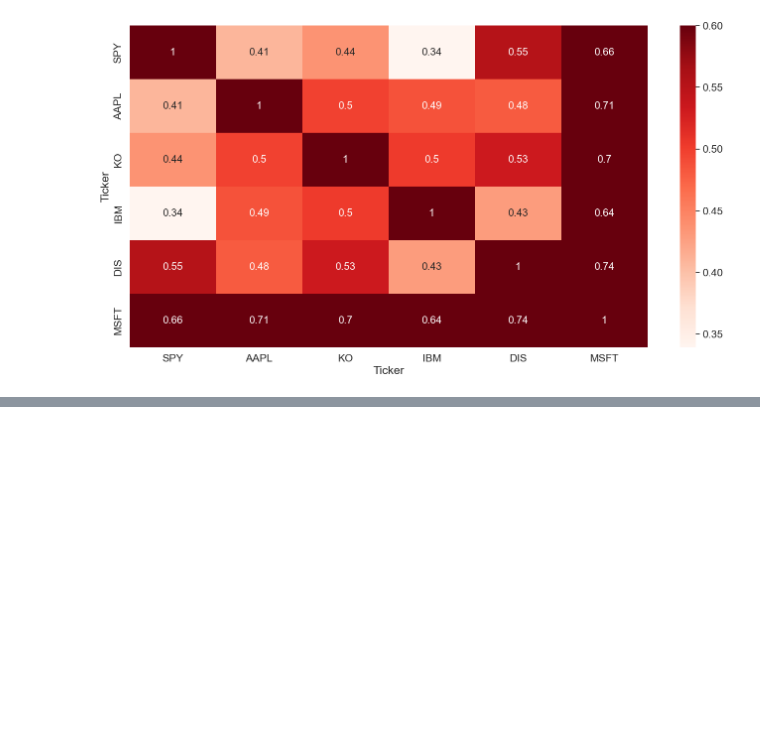
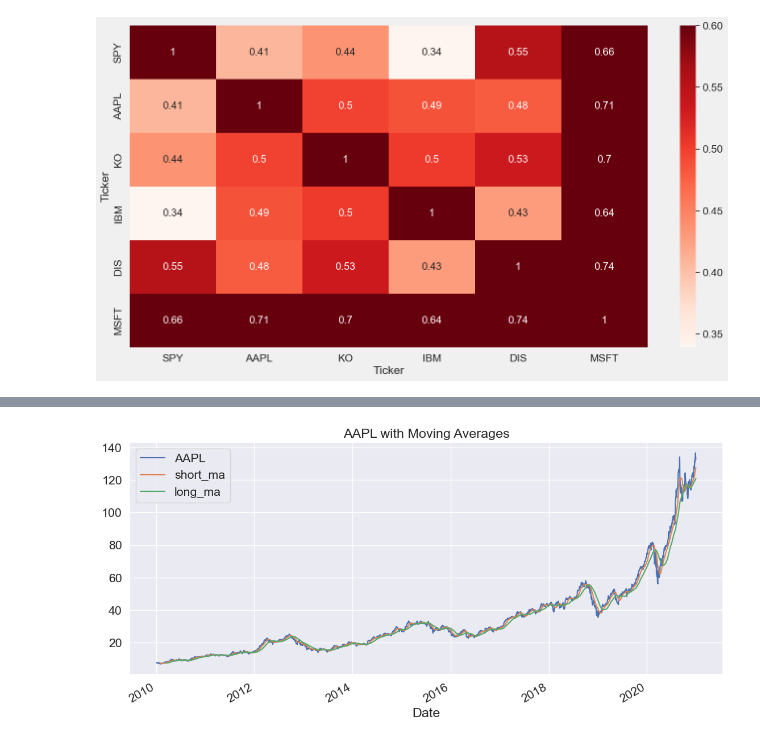
Before and after one commit to jiya-makhija/AlgorithmicTrading, a Jupyter notebook: algorithmic_trading_strategy_project.ipynb, the cells around one changed output, grey strips where cells are left out. Saved outputs shown, nothing was run; the diff lists cells and outputs as text; code cells hidden in the pictures; blank space fills up the shorter version.

```diff
--- a/algorithmic_trading_strategy_project.ipynb
+++ b/algorithmic_trading_strategy_project.ipynb
@@ -733,0 +768,5 @@ sns.heatmap(ret.corr(), cmap = "Reds", annot = True, annot_kws={"size": 15}, vma
+# %%
+aapl[['AAPL', 'short_ma', 'long_ma']].plot(figsize=(12, 6), title="AAPL with Moving Averages")
+plt.show()
+# %% [output]
+[figure, added]
```
Also changed, not shown: parts of 27 cells of this notebook.
